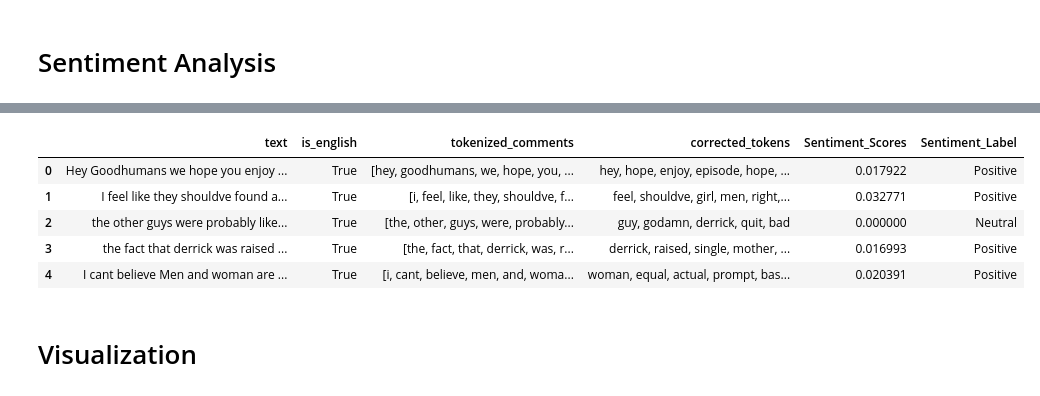
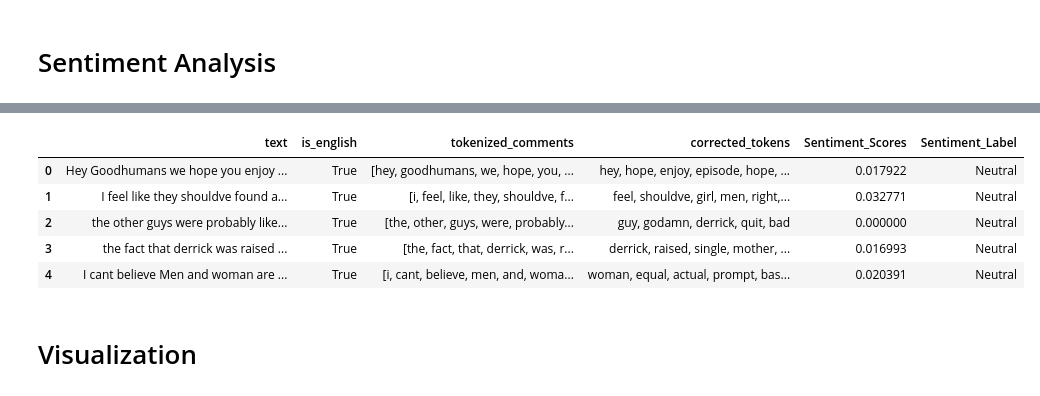
Before and after one commit to julscast/NLPMiniProject, a Jupyter notebook: data_processing.ipynb, the cells around one changed output, grey strips where cells are left out. Cells and saved outputs as stored; diff of their text form; code cells hidden in the pictures.

```diff
--- a/data_processing.ipynb
+++ b/data_processing.ipynb
@@ -545,24 +530,24 @@ Name: Sentiment_Scores, Length: 7841, dtype: float64
 # %%
 def sentiment_label(score):
-    if score > 0:
+    if score >= 0.05:
         label = "Positive"
-    elif score < 0:
+    elif score <= -0.05:
         label = "Negative"
     else:
         label = "Neutral"
 
     return label
 
 dataset["Sentiment_Label"] = dataset["Sentiment_Scores"].apply(sentiment_label)
 
 dataset.head()
 # %% [output]
 |  | text | is_english | tokenized_comments | corrected_tokens | Sentiment_Scores | Sentiment_Label |
-| 0 | Hey Goodhumans we hope you enjoy ... | True | [hey, goodhumans, we, hope, you, ... | hey, hope, enjoy, episode, hope, ... | 0.017922 | Positive |
-| 1 | I feel like they shouldve found a... | True | [i, feel, like, they, shouldve, f... | feel, shouldve, girl, men, right,... | 0.032771 | Positive |
+| 0 | Hey Goodhumans we hope you enjoy ... | True | [hey, goodhumans, we, hope, you, ... | hey, hope, enjoy, episode, hope, ... | 0.017922 | Neutral |
+| 1 | I feel like they shouldve found a... | True | [i, feel, like, they, shouldve, f... | feel, shouldve, girl, men, right,... | 0.032771 | Neutral |
 | 2 | the other guys were probably like... | True | [the, other, guys, were, probably... | guy, godamn, derrick, quit, bad | 0.000000 | Neutral |
-| 3 | the fact that derrick was raised ... | True | [the, fact, that, derrick, was, r... | derrick, raised, single, mother, ... | 0.016993 | Positive |
-| 4 | I cant believe Men and woman are ... | True | [i, cant, believe, men, and, woma... | woman, equal, actual, prompt, bas... | 0.020391 | Positive |
+| 3 | the fact that derrick was raised ... | True | [the, fact, that, derrick, was, r... | derrick, raised, single, mother, ... | 0.016993 | Neutral |
+| 4 | I cant believe Men and woman are ... | True | [i, cant, believe, men, and, woma... | woman, equal, actual, prompt, bas... | 0.020391 | Neutral |
 # %% [markdown]
 # Visualization
 # %%
```
Also changed, not shown: parts of 13 cells of this notebook.
